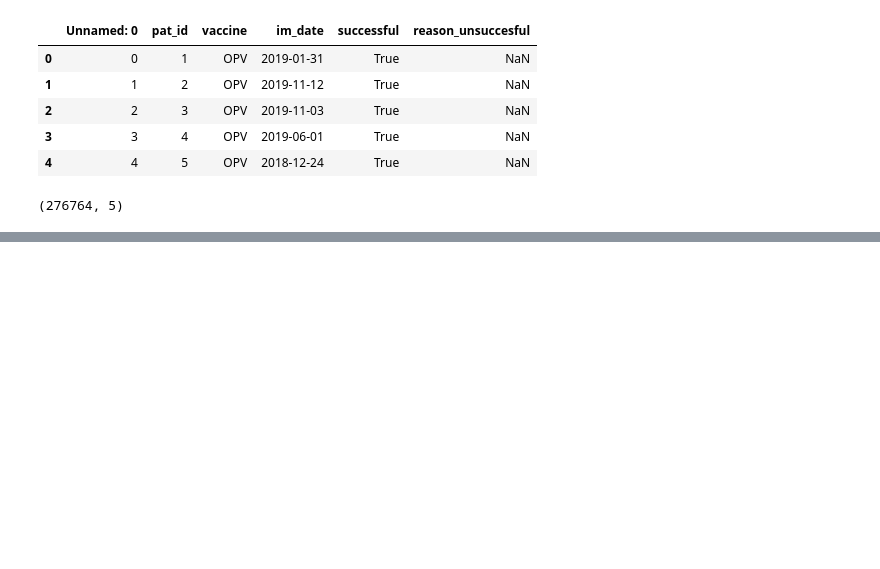
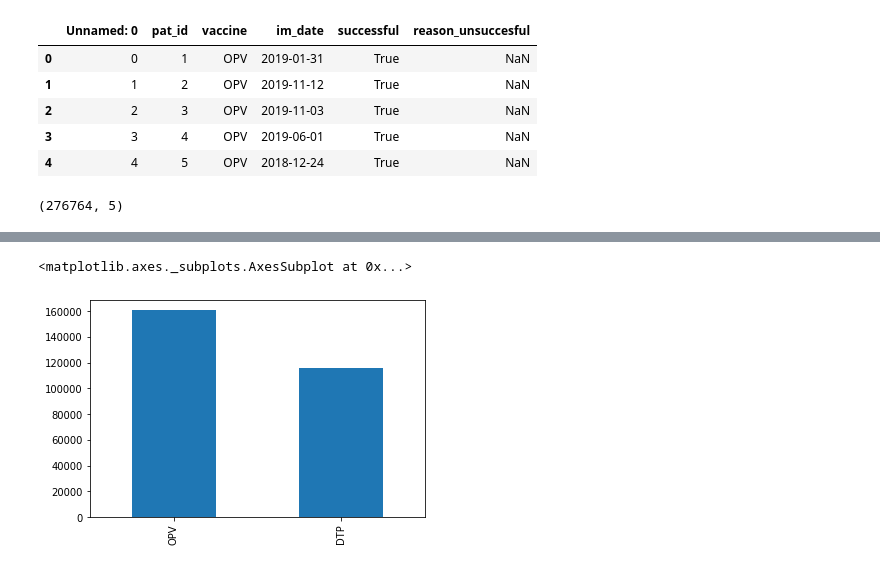
Before and after one commit to pinsleepe/titanickaggle, a Jupyter notebook: notebooks/data_engineering.ipynb, the cells around one changed output, grey strips where cells are left out. Drawn from its saved outputs; the diff is of its cells as text; code cells hidden in the pictures; blank space fills up the shorter version.

```diff
--- a/notebooks/data_engineering.ipynb
+++ b/notebooks/data_engineering.ipynb
@@ -367,0 +464,5 @@ dfi.shape
+# %%
+dfi['vaccine'].value_counts().plot(kind='bar')
+# %% [output]
+<matplotlib.axes._subplots.AxesSubplot at 0x...>
+[figure, added]
```
Also changed, not shown: parts of 23 cells of this notebook, 4 other files.
